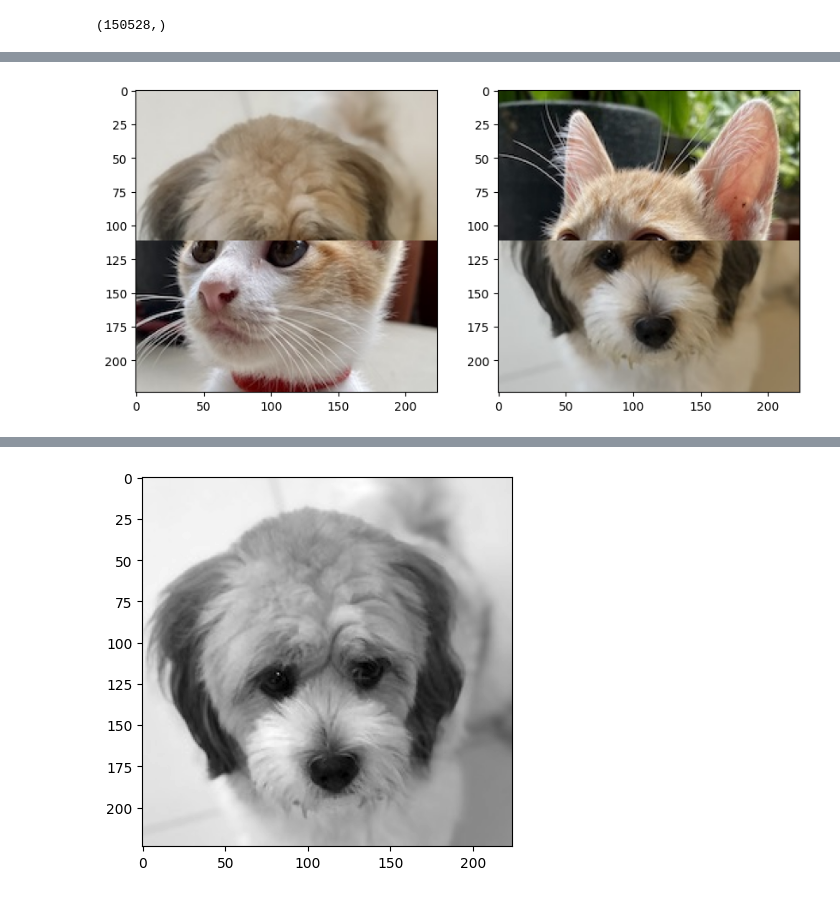
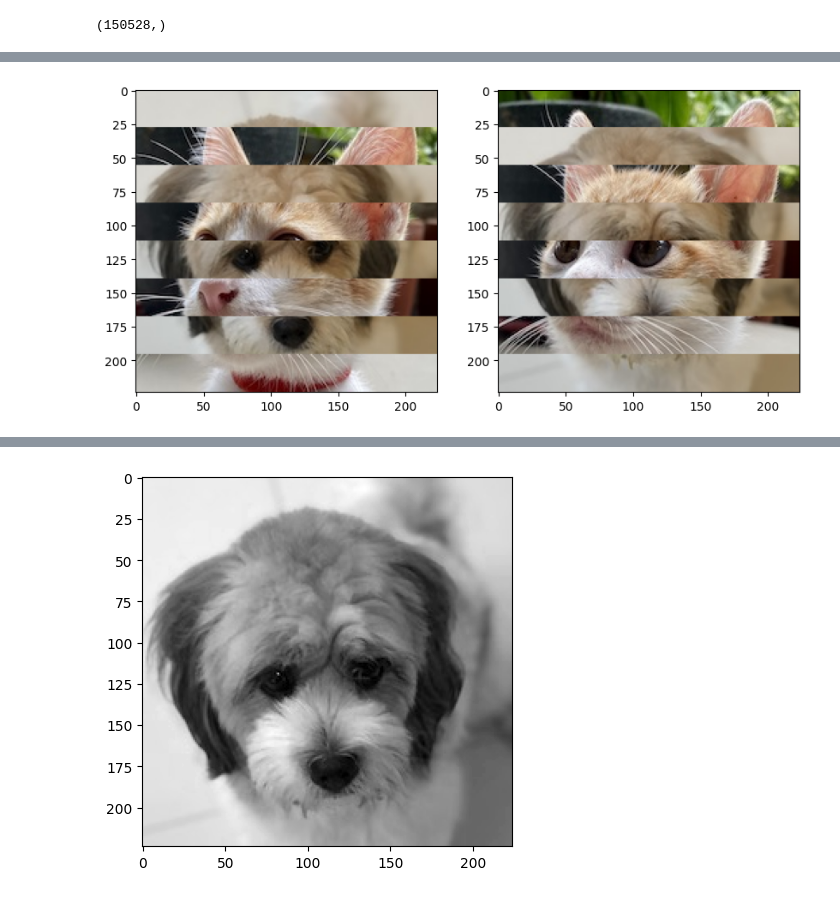
Before and after one commit to cayasryan/Cayas-AI-231, a Jupyter notebook: numpy_test.ipynb, the cells around one changed output, grey strips where cells are left out. Saved outputs shown, nothing was run; the diff lists cells and outputs as text; code cells hidden in the pictures.

Commit message:
torch test + more numpy test

```diff
--- a/numpy_test.ipynb
+++ b/numpy_test.ipynb
@@ -200,4 +210,4 @@ print(imgs.shape) # shape: b h w c
 # %%
-imgs = rearrange(imgs, "b (k h) w c -> k b h w c", k =2) # k = 0 upper half, k = 1 lower half, k = 2 both
+imgs = rearrange(imgs, "b (k h) w c -> k b h w c", k = 8)
 print(imgs.shape) # shape: k b h w c
 # %% [output]
@@ -205,8 +215,9 @@ print(imgs.shape) # shape: k b h w c
 # %%
 # plot imgs
-plt.figure(figsize=(10,5))
-for i in range(2):
-  for j in range(2):
-    plt.subplot(2,2,i*2+j+1)
-    plt.imshow(imgs[i,j]);
+_, ax = plt.subplots(nrows=imgs.shape[0], ncols=imgs.shape[1], figsize=(8, 4), dpi=72, sharex=True, sharey=True)
+
+for i in range(ax.shape[0]):
+    for j in range(ax.shape[1]):
+        ax[i][j].imshow(imgs[i,j])
+        ax[i][j].axis('off')
 # %% [output]
@@ -214,10 +224,0 @@ for i in range(2):
-# %%
-# reverse lower halves using numpy
-imgs = np.concatenate([imgs[::2], imgs[1::2,::-1]], axis=0)
-print(imgs.shape)
-
-plt.figure(figsize=(10,5))
-for i in range(2):
-  for j in range(2):
-    plt.subplot(2,2,i*2+j+1)
-    plt.imshow(imgs[i,j]);
@@ -225,0 +225,16 @@ for i in range(2):
+# %%
+# reverse every even patch using numpy
+even_patches = imgs[1::2]
+even_patches = even_patches[:,::-1]
+
+imgs_reverse = imgs.copy()
+imgs_reverse[1::2] = even_patches
+
+print(imgs_reverse.shape)
+
+_, ax = plt.subplots(nrows=imgs_reverse.shape[0], ncols=imgs_reverse.shape[1], figsize=(10, 10), dpi=72, sharex=True, sharey=True)
+
+for i in range(ax.shape[0]):
+    for j in range(ax.shape[1]):
+        ax[i][j].imshow(imgs_reverse[i,j])
+        ax[i][j].axis('off')
@@ -226,10 +244,10 @@ for i in range(2):
 # %%
 # combine 2 img patches
-imgs = rearrange(imgs, "i j h w c -> j (i h) w c")
+imgs_reverse = rearrange(imgs_reverse, "k b h w c -> b (k h) w c") # from k b h w c to b (k h) w c
 
 plt.figure(figsize=(10,5))
 for i in range(2):
   plt.subplot(1,2,i+1)
-  plt.imshow(imgs[i]);
+  plt.imshow(imgs_reverse[i]);
 # %% [output]
-[figure, old version]
+[figure, new version]
```
Also changed, not shown: parts of 16 cells of this notebook, 3 other files.
